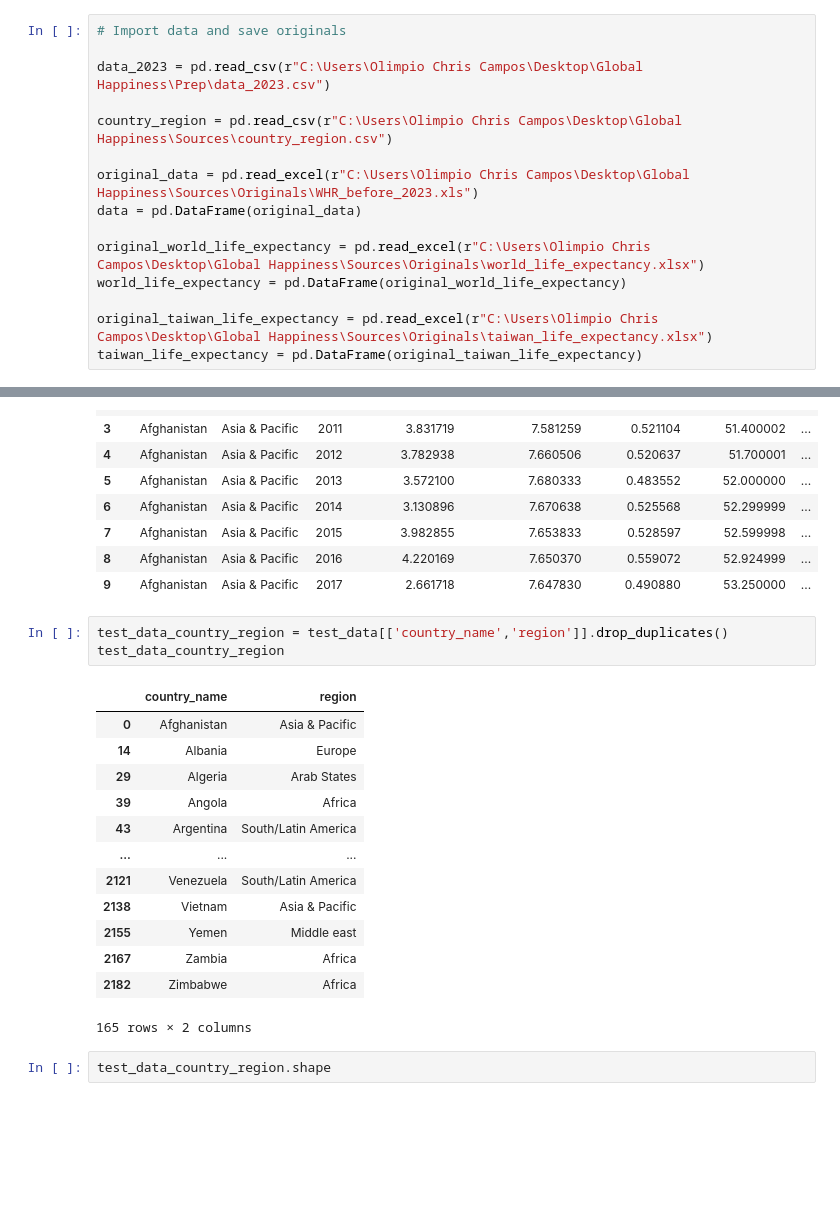
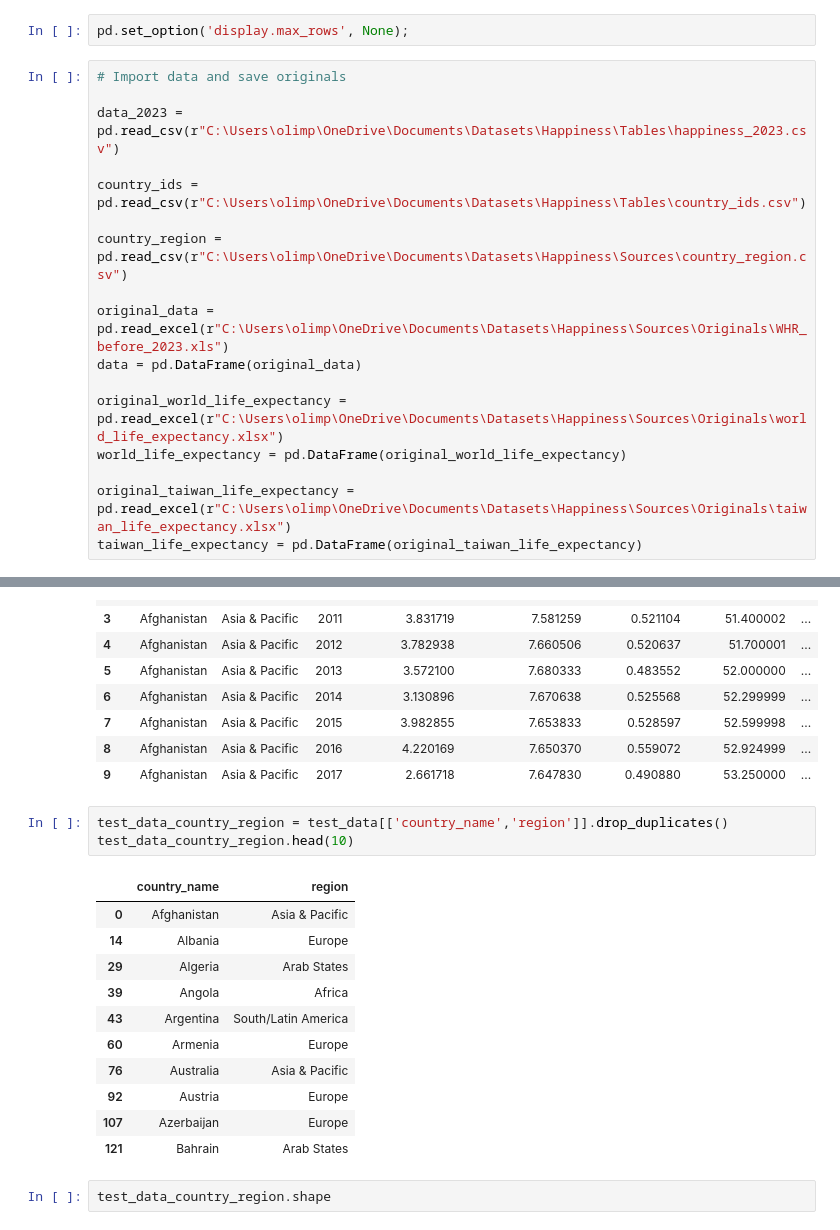
Before and after one commit to occampos/Global_Happiness_Analysis, a Jupyter notebook: Prep/Happiness_All_Years_Prep.ipynb, the cells around one changed output, grey strips where cells are left out. Drawn from its saved outputs; the diff is of its cells as text; blank space fills up the shorter version.

```diff
--- a/Prep/Happiness_All_Years_Prep.ipynb
+++ b/Prep/Happiness_All_Years_Prep.ipynb
@@ -3,20 +3,24 @@
 # %%
 import pandas as pd
 import numpy as np
+# %%
+pd.set_option('display.max_rows', None);
 # %%
 # Import data and save originals
 
-data_2023 = pd.read_csv(r"C:\Users\Olimpio Chris Campos\Desktop\Global Happiness\Prep\data_2023.csv")
+data_2023 = pd.read_csv(r"C:\Users\olimp\OneDrive\Documents\Datasets\Happiness\Tables\happiness_2023.csv")
 
-country_region = pd.read_csv(r"C:\Users\Olimpio Chris Campos\Desktop\Global Happiness\Sources\country_region.csv")
+country_ids = pd.read_csv(r"C:\Users\olimp\OneDrive\Documents\Datasets\Happiness\Tables\country_ids.csv")
 
-original_data = pd.read_excel(r"C:\Users\Olimpio Chris Campos\Desktop\Global Happiness\Sources\Originals\WHR_before_2023.xls")
+country_region = pd.read_csv(r"C:\Users\olimp\OneDrive\Documents\Datasets\Happiness\Sources\country_region.csv")
+
+original_data = pd.read_excel(r"C:\Users\olimp\OneDrive\Documents\Datasets\Happiness\Sources\Originals\WHR_before_2023.xls")
 data = pd.DataFrame(original_data)
 
-original_world_life_expectancy = pd.read_excel(r"C:\Users\Olimpio Chris Campos\Desktop\Global Happiness\Sources\Originals\world_life_expectancy.xlsx")
+original_world_life_expectancy = pd.read_excel(r"C:\Users\olimp\OneDrive\Documents\Datasets\Happiness\Sources\Originals\world_life_expectancy.xlsx")
 world_life_expectancy = pd.DataFrame(original_world_life_expectancy)
 
-original_taiwan_life_expectancy = pd.read_excel(r"C:\Users\Olimpio Chris Campos\Desktop\Global Happiness\Sources\Originals\taiwan_life_expectancy.xlsx")
+original_taiwan_life_expectancy = pd.read_excel(r"C:\Users\olimp\OneDrive\Documents\Datasets\Happiness\Sources\Originals\taiwan_life_expectancy.xlsx")
 taiwan_life_expectancy = pd.DataFrame(original_taiwan_life_expectancy)
 # %% [markdown]
 ### All Years Prep
@@ -95,21 +123,19 @@ test_data.head(10)
 | 9 | Afghanistan | Asia & Pacific | 2017 | 2.661718 | 7.647830 | 0.490880 | 53.250000 | ... |
 # %%
 test_data_country_region = test_data[['country_name','region']].drop_duplicates()
-test_data_country_region
+test_data_country_region.head(10)
 # %% [output]
 |  | country_name | region |
 | 0 | Afghanistan | Asia & Pacific |
 | 14 | Albania | Europe |
 | 29 | Algeria | Arab States |
 | 39 | Angola | Africa |
 | 43 | Argentina | South/Latin America |
-| ... | ... | ... |
-| 2121 | Venezuela | South/Latin America |
-| 2138 | Vietnam | Asia & Pacific |
-| 2155 | Yemen | Middle east |
-| 2167 | Zambia | Africa |
-| 2182 | Zimbabwe | Africa |
+| 60 | Armenia | Europe |
+| 76 | Australia | Asia & Pacific |
+| 92 | Austria | Europe |
+| 107 | Azerbaijan | Europe |
+| 121 | Bahrain | Arab States |
-165 rows × 2 columns
 # %%
 test_data_country_region.shape
 # %% [output]
```
Also changed, not shown: parts of 30 cells of this notebook, 1 other file.
